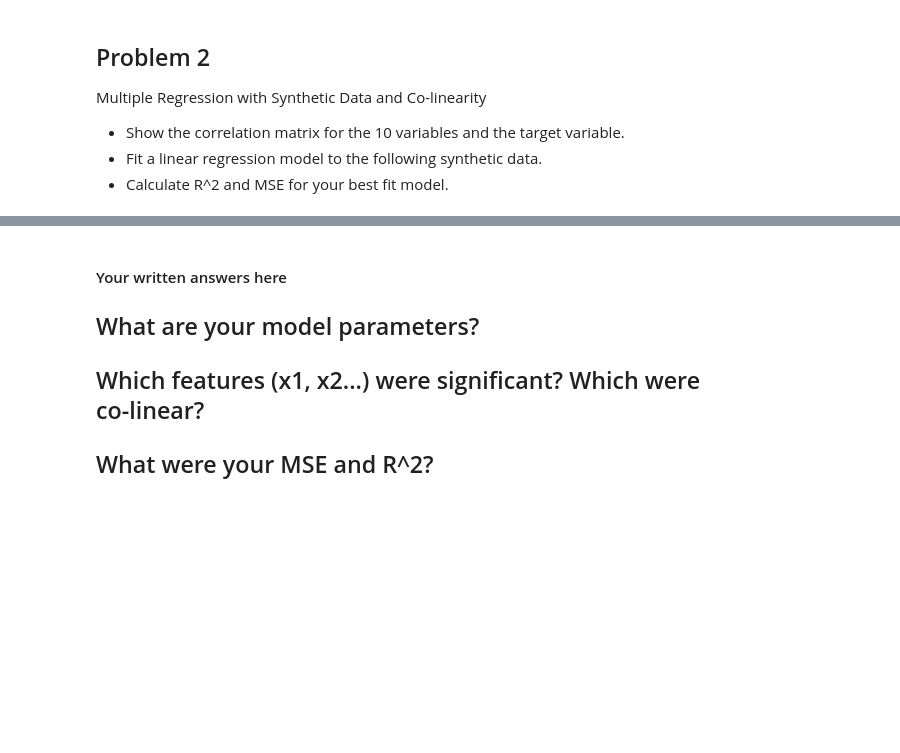
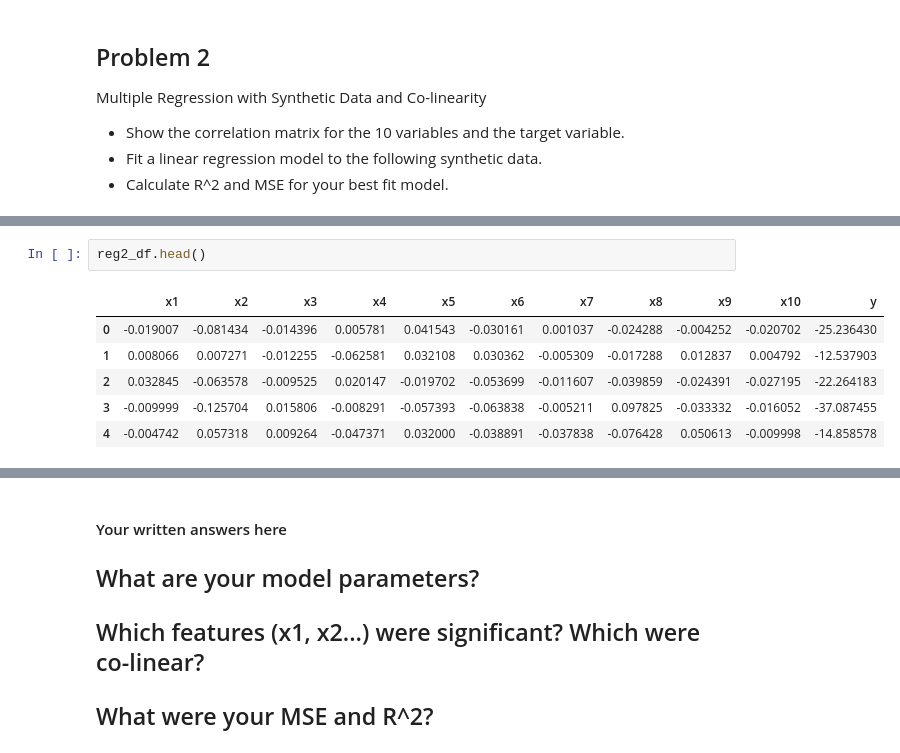
Before and after one commit to GettysburgDataScience/ps1-linear-regression-adefriece, a Jupyter notebook: PS1.ipynb, the cells around one changed output, grey strips where cells are left out. Cells and saved outputs as stored; diff of their text form; blank space fills up the shorter version.

```diff
--- a/PS1.ipynb
+++ b/PS1.ipynb
@@ -136,0 +156,9 @@ print_model(bias, coef, column_names, model_name = 'True Model')
+# %%
+reg2_df.head()
+# %% [output]
+|  | x1 | x2 | x3 | x4 | x5 | x6 | x7 | x8 | x9 | x10 | y |
+| 0 | -0.019007 | -0.081434 | -0.014396 | 0.005781 | 0.041543 | -0.030161 | 0.001037 | -0.024288 | -0.004252 | -0.020702 | -25.236430 |
+| 1 | 0.008066 | 0.007271 | -0.012255 | -0.062581 | 0.032108 | 0.030362 | -0.005309 | -0.017288 | 0.012837 | 0.004792 | -12.537903 |
+| 2 | 0.032845 | -0.063578 | -0.009525 | 0.020147 | -0.019702 | -0.053699 | -0.011607 | -0.039859 | -0.024391 | -0.027195 | -22.264183 |
+| 3 | -0.009999 | -0.125704 | 0.015806 | -0.008291 | -0.057393 | -0.063838 | -0.005211 | 0.097825 | -0.033332 | -0.016052 | -37.087455 |
+| 4 | -0.004742 | 0.057318 | 0.009264 | -0.047371 | 0.032000 | -0.038891 | -0.037838 | -0.076428 | 0.050613 | -0.009998 | -14.858578 |
```
Also changed, not shown: parts of 16 cells of this notebook.
